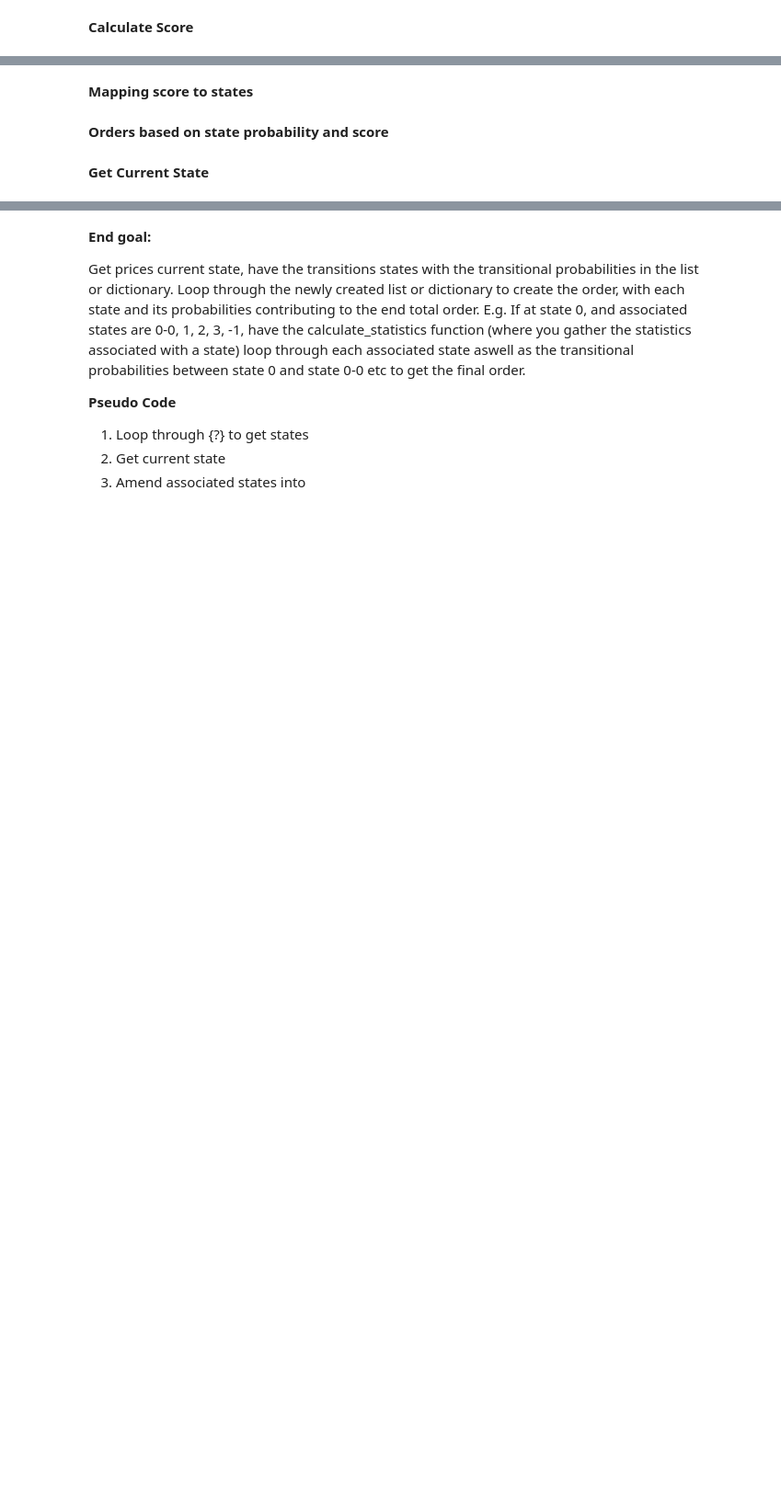
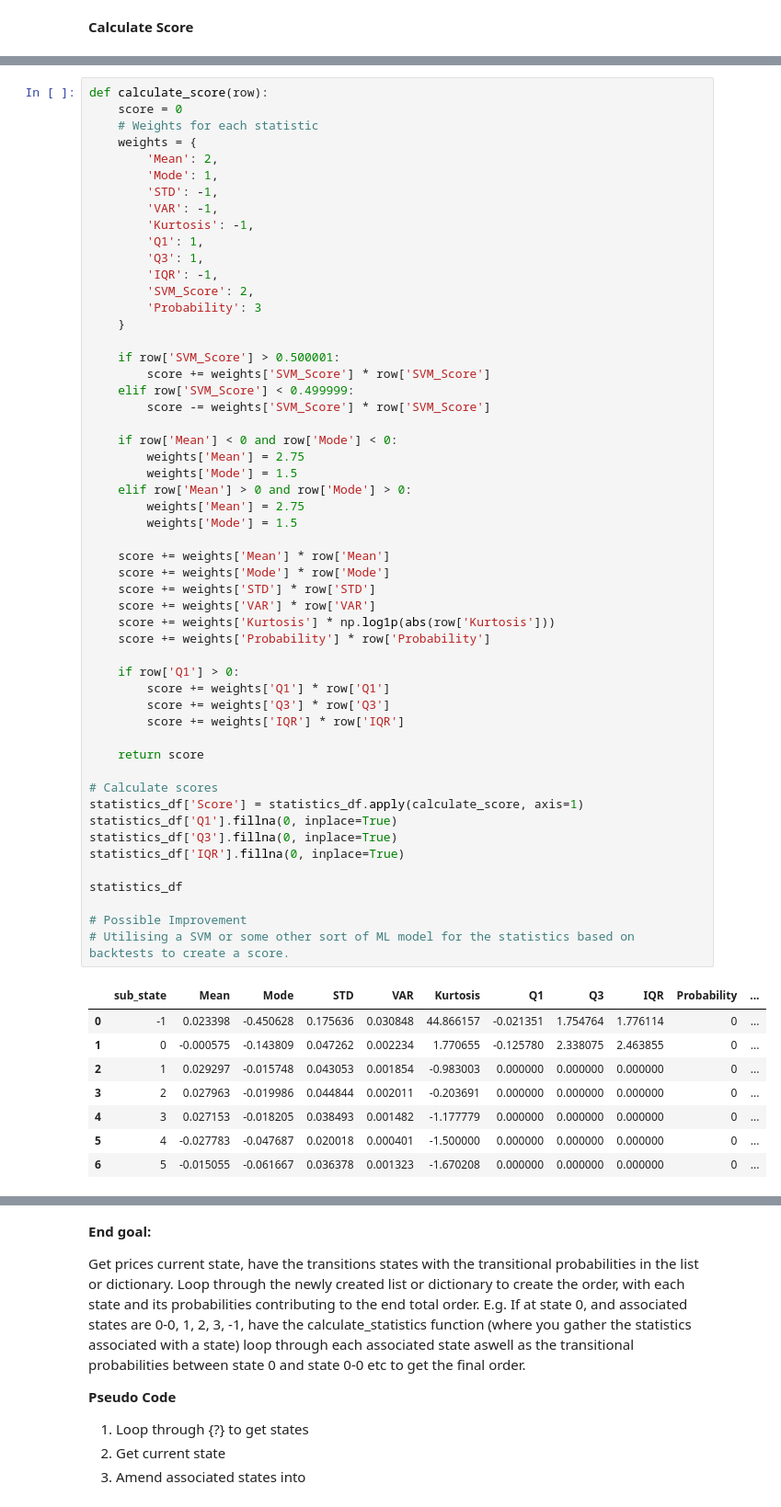
Before and after one commit to aliquid-novi/Strategies, a Jupyter notebook: lets get it/T1.ipynb, the cells around one changed output, grey strips where cells are left out. Shown: that part at 92% size. Cells and saved outputs as stored; diff of their text form; blank space fills up the shorter version.

```diff
--- a/lets get it/T1.ipynb
+++ b/lets get it/T1.ipynb
@@ -1328,6 +1269,62 @@ statistics_df
-# %% [markdown]
-**Mapping score to states**
-# %% [markdown]
-**Orders based on state probability and score**
-# %% [markdown]
-**Get Current State**
+# %%
+def calculate_score(row):
+    score = 0
+    # Weights for each statistic
+    weights = {
+        'Mean': 2,
+        'Mode': 1,
+        'STD': -1,
+        'VAR': -1,
+        'Kurtosis': -1,
+        'Q1': 1,
+        'Q3': 1,
+        'IQR': -1,
+        'SVM_Score': 2,
+        'Probability': 3
+    }
+
+    if row['SVM_Score'] > 0.500001:
+        score += weights['SVM_Score'] * row['SVM_Score']
+    elif row['SVM_Score'] < 0.499999:
+        score -= weights['SVM_Score'] * row['SVM_Score']
+
+    if row['Mean'] < 0 and row['Mode'] < 0:
+        weights['Mean'] = 2.75
+        weights['Mode'] = 1.5
+    elif row['Mean'] > 0 and row['Mode'] > 0:
+        weights['Mean'] = 2.75
+        weights['Mode'] = 1.5
+
+    score += weights['Mean'] * row['Mean']
+    score += weights['Mode'] * row['Mode']
+    score += weights['STD'] * row['STD']
+    score += weights['VAR'] * row['VAR']
+    score += weights['Kurtosis'] * np.log1p(abs(row['Kurtosis']))
+    score += weights['Probability'] * row['Probability']
+
+    if row['Q1'] > 0:
+        score += weights['Q1'] * row['Q1']
+        score += weights['Q3'] * row['Q3']
+        score += weights['IQR'] * row['IQR']
+
+    return score
+
+# Calculate scores
+statistics_df['Score'] = statistics_df.apply(calculate_score, axis=1)
+statistics_df['Q1'].fillna(0, inplace=True)
+statistics_df['Q3'].fillna(0, inplace=True)
+statistics_df['IQR'].fillna(0, inplace=True)
+
+statistics_df
+
+# Possible Improvement
+# Utilising a SVM or some other sort of ML model for the statistics based on backtests to create a score.
+# %% [output]
+|  | sub_state | Mean | Mode | STD | VAR | Kurtosis | Q1 | Q3 | IQR | Probability | ... |
+| 0 | -1 | 0.023398 | -0.450628 | 0.175636 | 0.030848 | 44.866157 | -0.021351 | 1.754764 | 1.776114 | 0 | ... |
+| 1 | 0 | -0.000575 | -0.143809 | 0.047262 | 0.002234 | 1.770655 | -0.125780 | 2.338075 | 2.463855 | 0 | ... |
+| 2 | 1 | 0.029297 | -0.015748 | 0.043053 | 0.001854 | -0.983003 | 0.000000 | 0.000000 | 0.000000 | 0 | ... |
+| 3 | 2 | 0.027963 | -0.019986 | 0.044844 | 0.002011 | -0.203691 | 0.000000 | 0.000000 | 0.000000 | 0 | ... |
+| 4 | 3 | 0.027153 | -0.018205 | 0.038493 | 0.001482 | -1.177779 | 0.000000 | 0.000000 | 0.000000 | 0 | ... |
+| 5 | 4 | -0.027783 | -0.047687 | 0.020018 | 0.000401 | -1.500000 | 0.000000 | 0.000000 | 0.000000 | 0 | ... |
+| 6 | 5 | -0.015055 | -0.061667 | 0.036378 | 0.001323 | -1.670208 | 0.000000 | 0.000000 | 0.000000 | 0 | ... |
```
Also changed, not shown: parts of 34 cells of this notebook.
